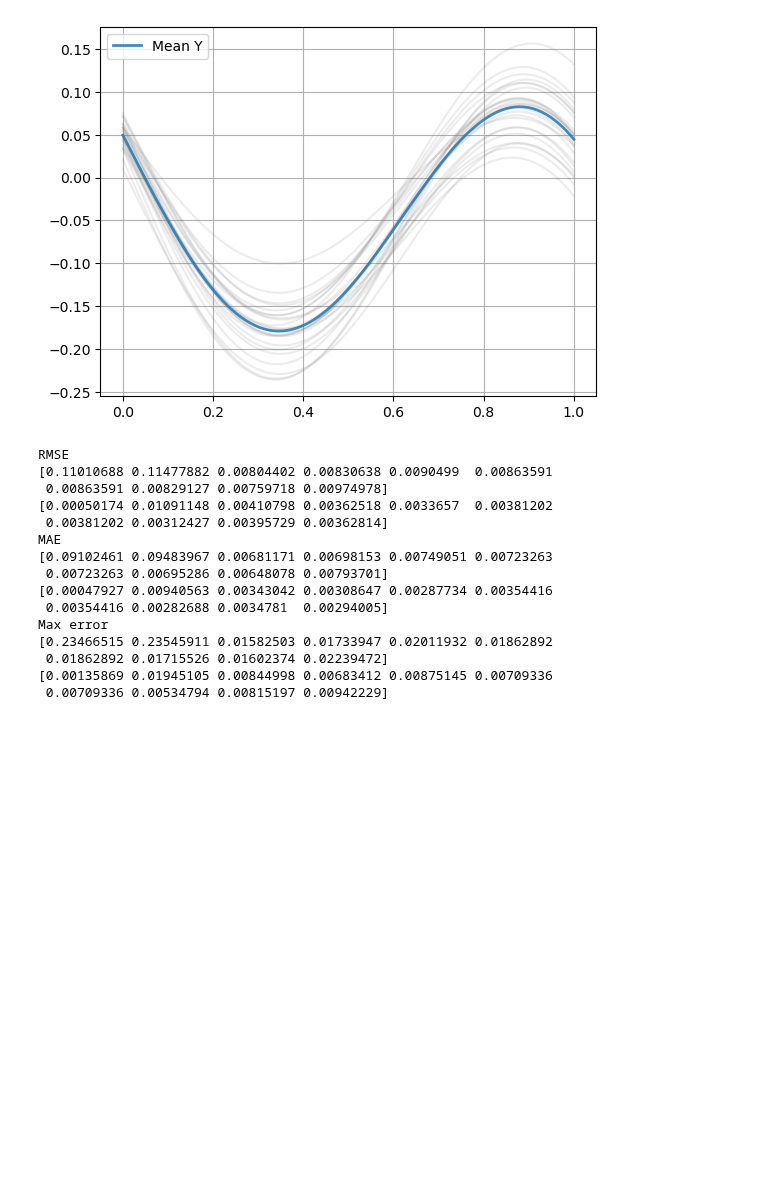
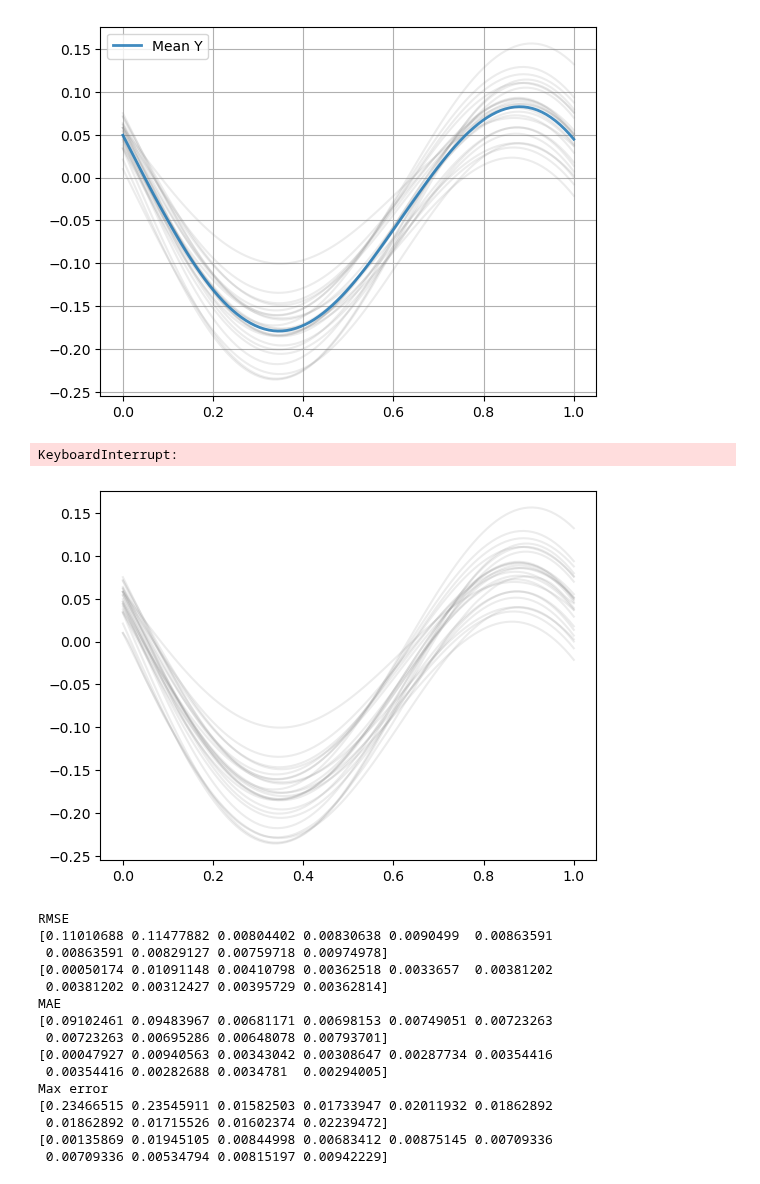
Before and after one commit to yildirimyigit/cnep, a Jupyter notebook: mp_comparison/comparison_all_unimodal_numeric.ipynb, the cells around one changed output. Cells and saved outputs as stored; diff of their text form; code cells hidden in the pictures; blank space fills up the shorter version.

```diff
--- a/mp_comparison/comparison_all_unimodal_numeric.ipynb
+++ b/mp_comparison/comparison_all_unimodal_numeric.ipynb
@@ -154,6 +154,8 @@ mae_errors = np.zeros((num_tests, num_models))
 max_errors = np.zeros((num_tests, num_models))
 
 smp_trajs = np.load('simple_smp.npy')
+
+plt.plot(x, Y.T, color='gray', alpha=0.15)
 
 for i in tqdm(range(num_tests)):
     d = DMP(n_dims=1, n_weights_per_dim=20)
@@ -180,6 +182,8 @@ for i in tqdm(range(num_tests)):
     # ProMP
     p = p.condition_position(y0, t=0).condition_position(y1, t=1)
     trajectory_p = p.sample_trajectories(x, 1, np.random.RandomState(seed=1234))
+
+    plt.plot(x, trajectory_p[0], color='gray', alpha=0.15)
 
     # GMR
     gmr_model_ = gmr_model.condition([0, -1], [y0, y1])
@@ -227,33 +231,39 @@ for i in tqdm(range(num_tests)):
         elif j == 4:  # offline test
             traj = smp_trajs[i]
         elif j == 5:
             traj = trajectory_cnep.squeeze(0).squeeze(-1).numpy()
         elif j == 6:
             traj = trajectory_cnep_moe.squeeze(0).squeeze(0).squeeze(-1).numpy()
         elif j == 7:
             traj = trajectory_cnep0.squeeze(0).squeeze(-1).numpy()
         elif j == 8:
             traj = trajectory_cnep1.squeeze(0).squeeze(-1).numpy()
         elif j == 9:
             traj = trajectory_cnep2.squeeze(0).squeeze(-1).numpy()
 
         closest_traj_ind = find_closest_traj_ind(traj)
 
         cut = 0
         if j == 4:
             cut = 3
 
         rmse_errors[i, j] = compute_rmse(traj, Y[closest_traj_ind], cut)
         mae_errors[i, j] = compute_mae(traj, Y[closest_traj_ind], cut)
         max_errors[i, j] = compute_max_error(traj, Y[closest_traj_ind], cut)
 
+plt.legend()
+plt.grid()
+plt.show()
         # cut = 0
         # if j == 4:
         #     cut = 3
 
         # rmse_errors[i, j] = compute_rmse(traj, Y_means[0], cut)
         # mae_errors[i, j] = compute_mae(traj, Y_means[0], cut)
         # max_errors[i, j] = compute_max_error(traj, Y_means[0], cut)
+# %% [output]
+KeyboardInterrupt:
+[figure, added]
 # %%
 # print mean errors and standard deviations
 print('RMSE')
```
